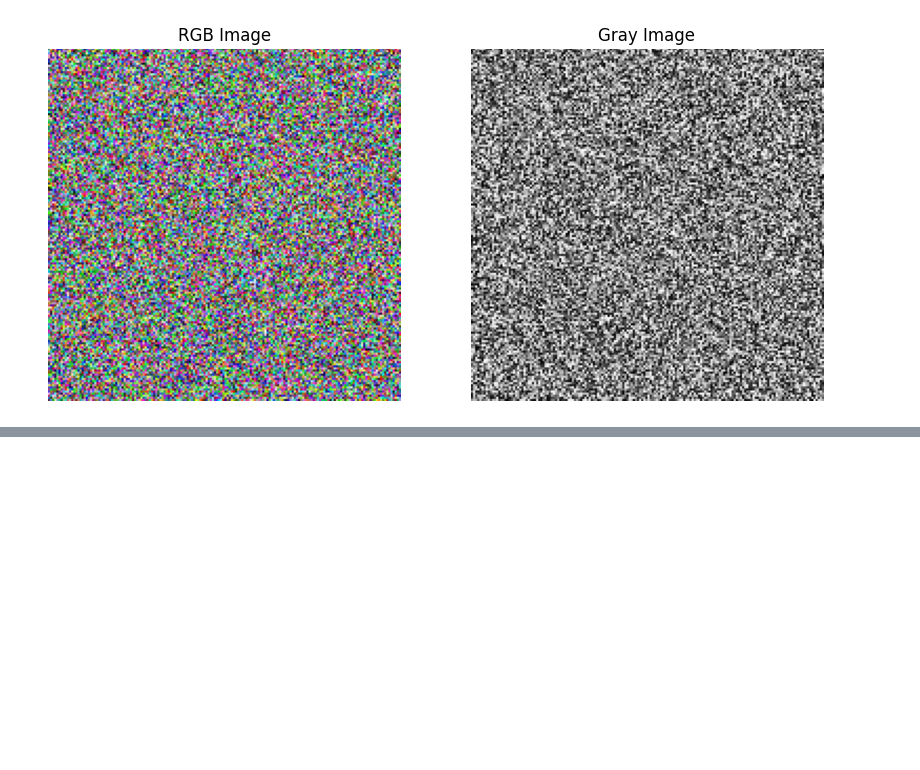
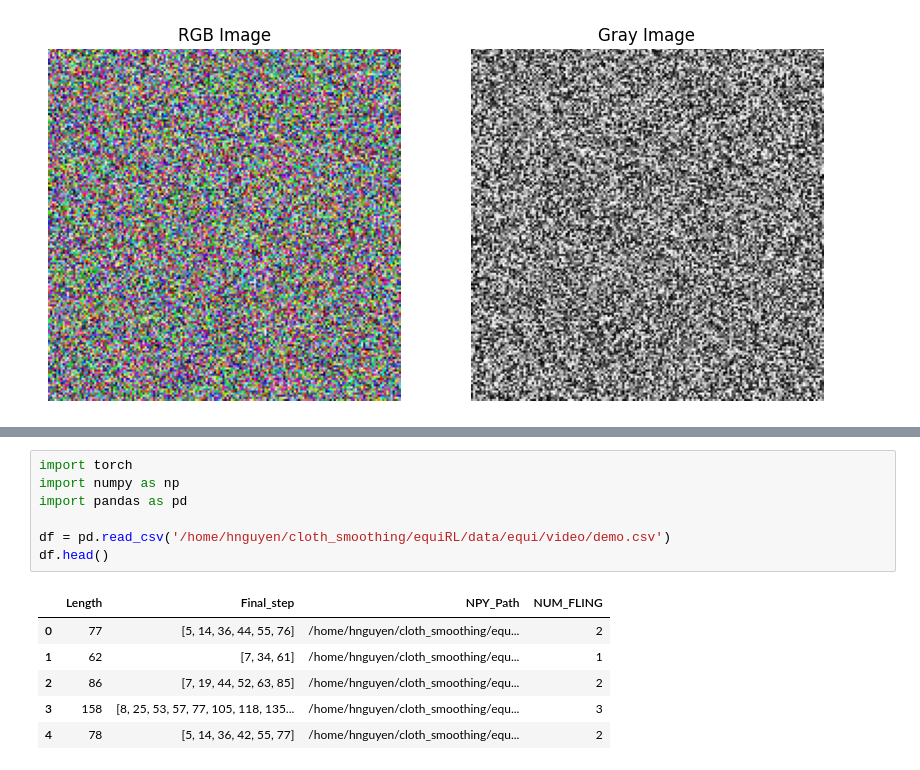
Before and after one commit to nguyentrungnghia1998/equiRL, a Jupyter notebook: equi/test.ipynb, the cells around one changed output, grey strips where cells are left out. Drawn from its saved outputs; the diff is of its cells as text; blank space fills up the shorter version.

```diff
--- a/equi/test.ipynb
+++ b/equi/test.ipynb
@@ -174,0 +502,14 @@ plot_rgb_and_gray_images(img, 'test')
+# %%
+import torch
+import numpy as np
+import pandas as pd
+
+df = pd.read_csv('/home/hnguyen/cloth_smoothing/equiRL/data/equi/video/demo.csv')
+df.head()
+# %% [output]
+|  | Length | Final_step | NPY_Path | NUM_FLING |
+| 0 | 77 | [5, 14, 36, 44, 55, 76] | /home/hnguyen/cloth_smoothing/equ... | 2 |
+| 1 | 62 | [7, 34, 61] | /home/hnguyen/cloth_smoothing/equ... | 1 |
+| 2 | 86 | [7, 19, 44, 52, 63, 85] | /home/hnguyen/cloth_smoothing/equ... | 2 |
+| 3 | 158 | [8, 25, 53, 57, 77, 105, 118, 135... | /home/hnguyen/cloth_smoothing/equ... | 3 |
+| 4 | 78 | [5, 14, 36, 42, 55, 77] | /home/hnguyen/cloth_smoothing/equ... | 2 |
```
Also changed, not shown: parts of 14 cells of this notebook, 10 other files.
